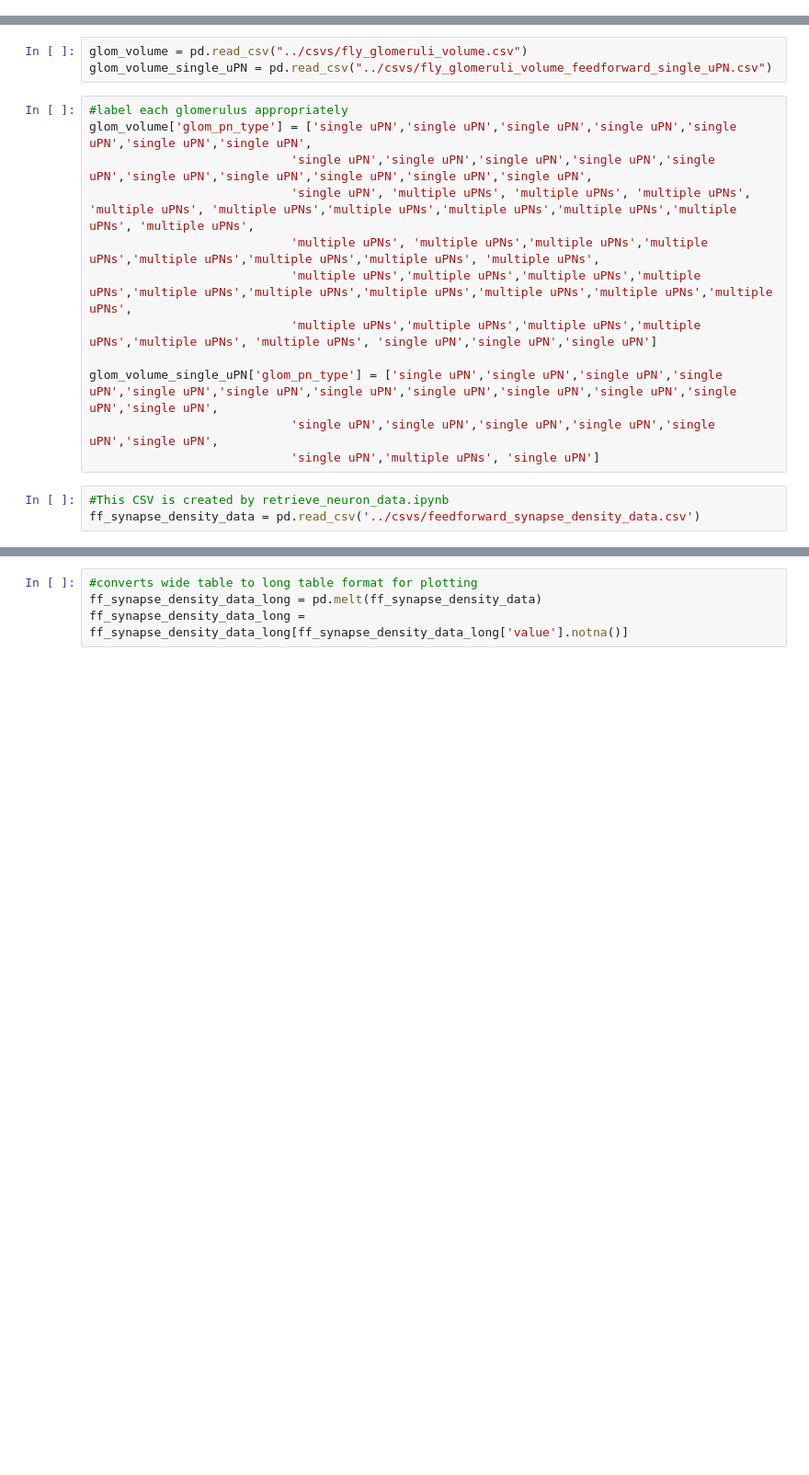
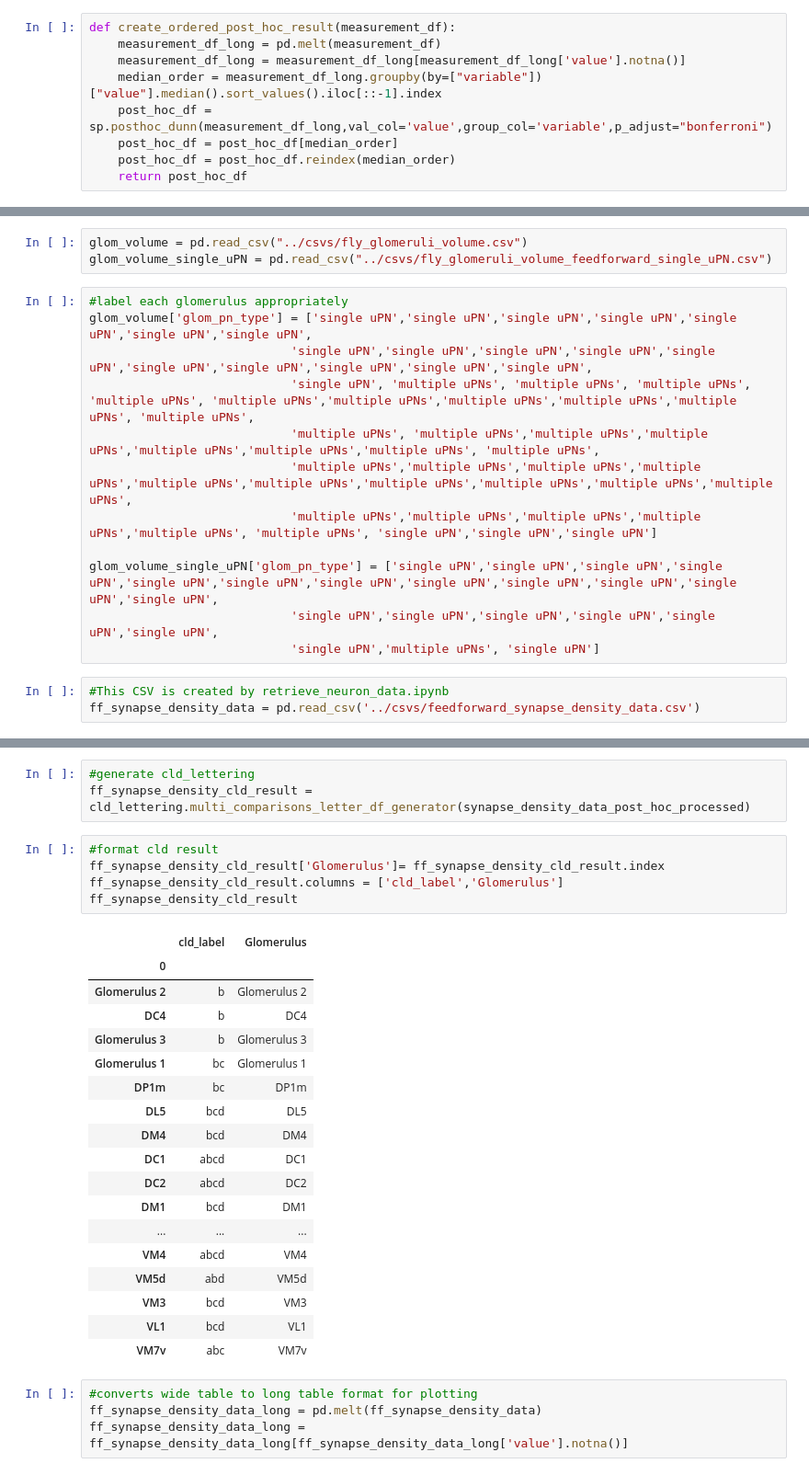
Before and after one commit to htem/aedes_public, a Jupyter notebook: fig_s7_s8/fig_s7b_ffSynDensity.ipynb, the cells around one changed output, grey strips where cells are left out. Shown at 92% size. Cells and saved outputs as stored; diff of their text form; blank space fills up the shorter version.

```diff
--- a/fig_s7_s8/fig_s7b_ffSynDensity.ipynb
+++ b/fig_s7_s8/fig_s7b_ffSynDensity.ipynb
@@ -11,3 +12,12 @@ import scipy
+# %%
+def create_ordered_post_hoc_result(measurement_df):
+    measurement_df_long = pd.melt(measurement_df)
+    measurement_df_long = measurement_df_long[measurement_df_long['value'].notna()]
+    median_order = measurement_df_long.groupby(by=["variable"])["value"].median().sort_values().iloc[::-1].index
+    post_hoc_df = sp.posthoc_dunn(measurement_df_long,val_col='value',group_col='variable',p_adjust="bonferroni")
+    post_hoc_df = post_hoc_df[median_order]
+    post_hoc_df = post_hoc_df.reindex(median_order)
+    return post_hoc_df
 # %%
 #monkey patching violion plot
 
@@ -422,3 +438,30 @@ ff_synapse_density_data = pd.read_csv('../csvs/feedforward_synapse_density_data.
+# %%
+#generate cld_lettering
+ff_synapse_density_cld_result = cld_lettering.multi_comparisons_letter_df_generator(synapse_density_data_post_hoc_processed)
+# %%
+#format cld result
+ff_synapse_density_cld_result['Glomerulus']= ff_synapse_density_cld_result.index
+ff_synapse_density_cld_result.columns = ['cld_label','Glomerulus']
+ff_synapse_density_cld_result
+# %% [output]
+|  | cld_label | Glomerulus |
+| 0 |  |  |
+| Glomerulus 2 | b | Glomerulus 2 |
+| DC4 | b | DC4 |
+| Glomerulus 3 | b | Glomerulus 3 |
+| Glomerulus 1 | bc | Glomerulus 1 |
+| DP1m | bc | DP1m |
+| DL5 | bcd | DL5 |
+| DM4 | bcd | DM4 |
+| DC1 | abcd | DC1 |
+| DC2 | abcd | DC2 |
+| DM1 | bcd | DM1 |
+| ... | ... | ... |
+| VM4 | abcd | VM4 |
+| VM5d | abd | VM5d |
+| VM3 | bcd | VM3 |
+| VL1 | bcd | VL1 |
+| VM7v | abc | VM7v |
 # %%
 #converts wide table to long table format for plotting
 ff_synapse_density_data_long = pd.melt(ff_synapse_density_data)
```
Also changed, not shown: parts of 6 cells of this notebook, 3 other files.
